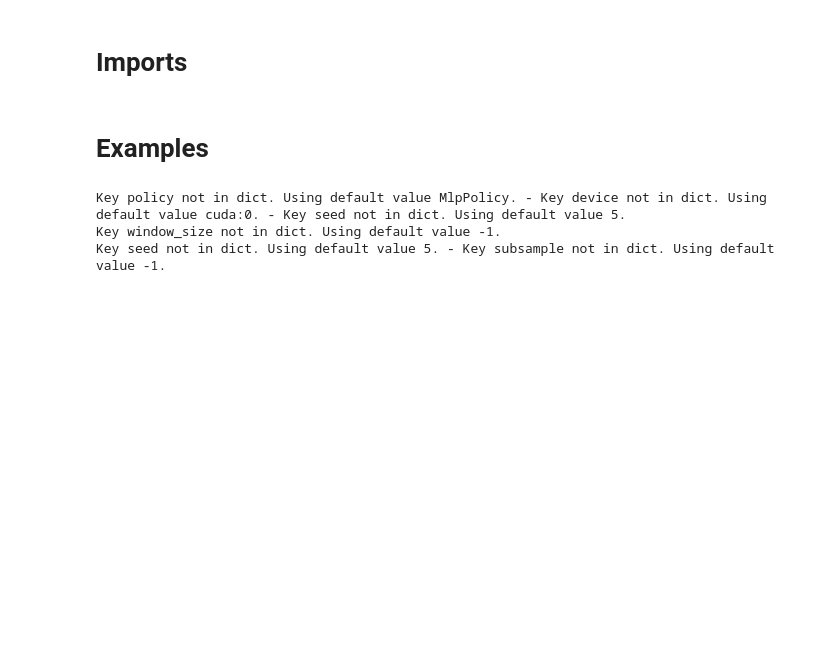
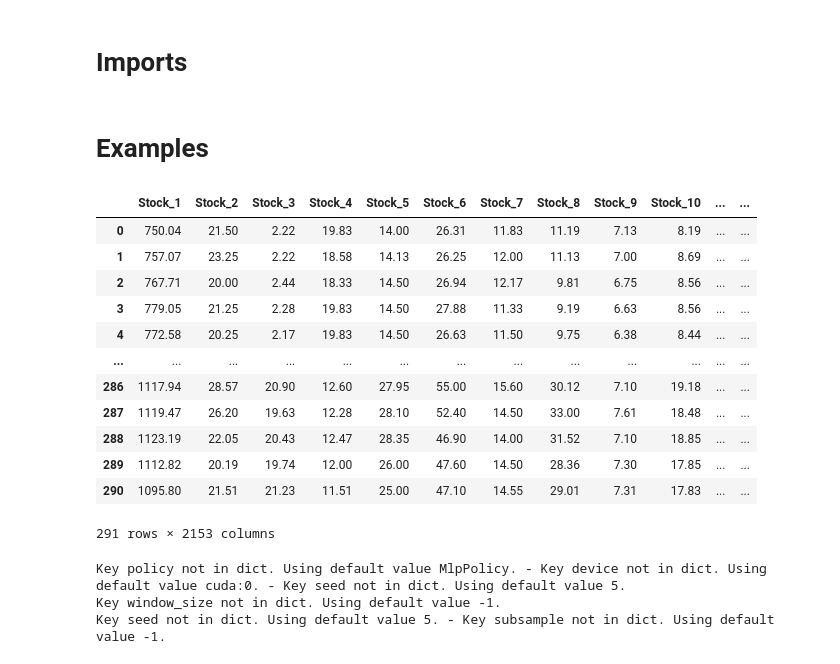
Before and after one commit to TAN-Victor/Stage_SPP, a Jupyter notebook: SSP_with_other_data.ipynb, the cells around one changed output. Saved outputs shown, nothing was run; the diff lists cells and outputs as text; code cells hidden in the pictures; blank space fills up the shorter version.

```diff
--- a/SSP_with_other_data.ipynb
+++ b/SSP_with_other_data.ipynb
@@ -12,6 +12,23 @@ import itertools
 from tqdm import tqdm
 # %% [markdown]
 # Examples
+# %%
+data  = read_stock_file("Data/indtrack8.txt")
+data
+# %% [output]
+|  | Stock_1 | Stock_2 | Stock_3 | Stock_4 | Stock_5 | Stock_6 | Stock_7 | Stock_8 | Stock_9 | Stock_10 | ... | ... |
+| 0 | 750.04 | 21.50 | 2.22 | 19.83 | 14.00 | 26.31 | 11.83 | 11.19 | 7.13 | 8.19 | ... | ... |
+| 1 | 757.07 | 23.25 | 2.22 | 18.58 | 14.13 | 26.25 | 12.00 | 11.13 | 7.00 | 8.69 | ... | ... |
+| 2 | 767.71 | 20.00 | 2.44 | 18.33 | 14.50 | 26.94 | 12.17 | 9.81 | 6.75 | 8.56 | ... | ... |
+| 3 | 779.05 | 21.25 | 2.28 | 19.83 | 14.50 | 27.88 | 11.33 | 9.19 | 6.63 | 8.56 | ... | ... |
+| 4 | 772.58 | 20.25 | 2.17 | 19.83 | 14.50 | 26.63 | 11.50 | 9.75 | 6.38 | 8.44 | ... | ... |
+| ... | ... | ... | ... | ... | ... | ... | ... | ... | ... | ... | ... | ... |
+| 286 | 1117.94 | 28.57 | 20.90 | 12.60 | 27.95 | 55.00 | 15.60 | 30.12 | 7.10 | 19.18 | ... | ... |
+| 287 | 1119.47 | 26.20 | 19.63 | 12.28 | 28.10 | 52.40 | 14.50 | 33.00 | 7.61 | 18.48 | ... | ... |
+| 288 | 1123.19 | 22.05 | 20.43 | 12.47 | 28.35 | 46.90 | 14.00 | 31.52 | 7.10 | 18.85 | ... | ... |
+| 289 | 1112.82 | 20.19 | 19.74 | 12.00 | 26.00 | 47.60 | 14.50 | 28.36 | 7.30 | 17.85 | ... | ... |
+| 290 | 1095.80 | 21.51 | 21.23 | 11.51 | 25.00 | 47.10 | 14.55 | 29.01 | 7.31 | 17.83 | ... | ... |
+291 rows × 2153 columns
 # %%
 data = pd.read_pickle("data/subset_weekly_closings_10yrs.pkl")
 data = data.pct_change().iloc[1:, :] * 100
```
Also changed, not shown: parts of 1 cell of this notebook, 10 other files.
